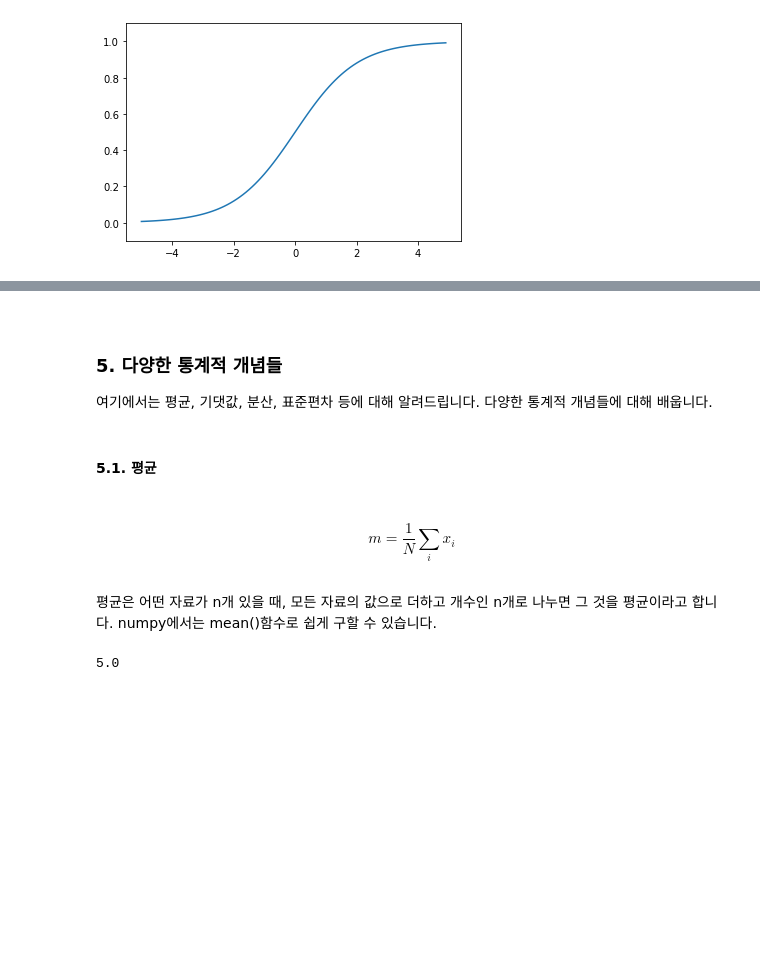
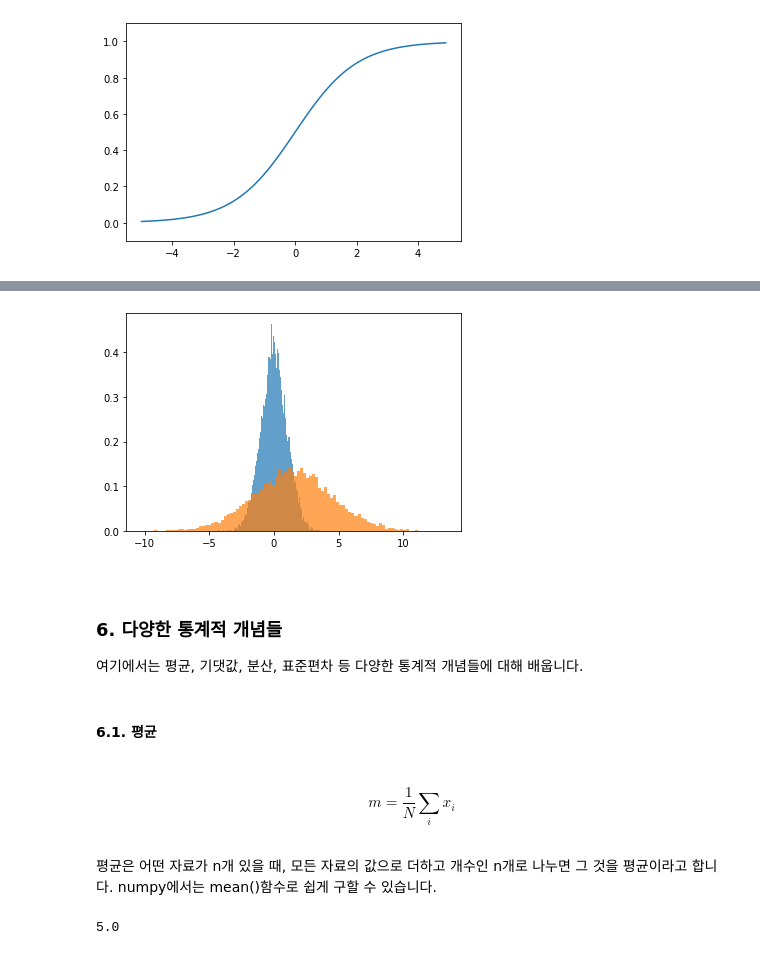
Before and after one commit to hyunwoongko/bigdata-lecture, a Jupyter notebook: _notebooks/02_03_통계학_기초.ipynb, the cells around one changed output, grey strips where cells are left out. Cells and saved outputs as stored; diff of their text form; code cells hidden in the pictures; blank space fills up the shorter version.

```diff
--- a/_notebooks/02_03_통계학_기초.ipynb
+++ b/_notebooks/02_03_통계학_기초.ipynb
@@ -386,12 +420,28 @@ plt.close()
+# %%
+import numpy as np
+import matplotlib.pyplot as plt
+
+normal_dist_1 = np.random.randn(10000)
+# 정규분포로 랜덤값 생성하기 (평균 0, 표준편차 1.0)
+
+normal_dist_2 = 3.0 * np.random.randn(10000) + 1.5
+# 정규분포로 랜덤값 생성하기 (평균 1.5, 표준편차 3.0)
+
+plt.hist(normal_dist_1, bins=100, density=True, alpha=0.7, histtype='stepfilled')
+plt.hist(normal_dist_2, bins=100, density=True, alpha=0.7, histtype='stepfilled')
+plt.show()
+plt.close()
+# %% [output]
+[figure, added]
 # %% [markdown]
 <br>
 
-### 5. 다양한 통계적 개념들
+### 6. 다양한 통계적 개념들
 
-여기에서는 평균, 기댓값, 분산, 표준편차 등에 대해 알려드립니다. 다양한 통계적 개념들에 대해 배웁니다.
+여기에서는 평균, 기댓값, 분산, 표준편차 등 다양한 통계적 개념들에 대해 배웁니다.
 <br><br>
 
-#### 5.1. 평균
+#### 6.1. 평균
 
 <br>
 $$m = \frac{1}{N} \sum_{i} x_i$$
```
Also changed, not shown: parts of 4 cells of this notebook.
